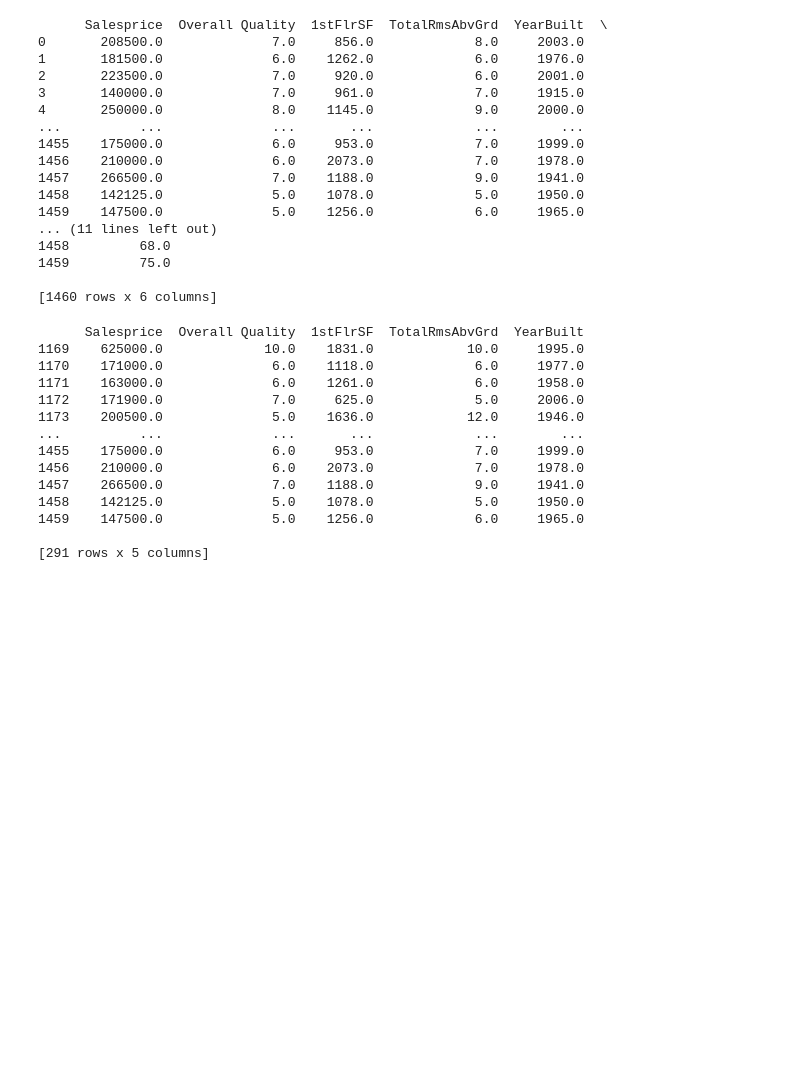
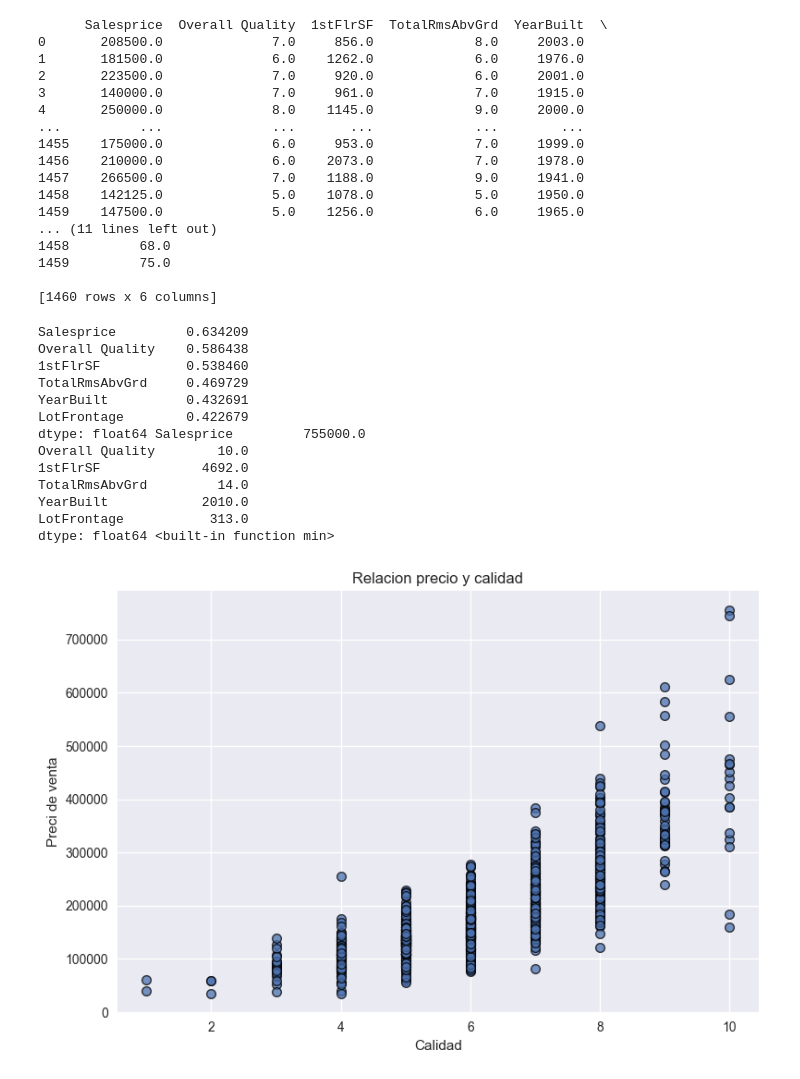
Before and after one commit to Senryo1/proyecto2, a Jupyter notebook: proyecto.ipynb, the cells around one changed output. Saved outputs shown, nothing was run; the diff lists cells and outputs as text; code cells hidden in the pictures; blank space fills up the shorter version.

```diff
--- a/proyecto.ipynb
+++ b/proyecto.ipynb
@@ -27,19 +27,37 @@ print(df)
 # %%
 df80 = df.iloc [0:1168,0:5]
 df20 = df.iloc [1169:1460,0:5]
-print(df20)
+corr_matrix = df.corr()
+media =corr_matrix.mean()
+maxi=df.max()
+mini=corr_matrix.min()
+print(media,maxi,min)
 # %% [output]
-      Salesprice  Overall Quality  1stFlrSF  TotalRmsAbvGrd  YearBuilt
-1169    625000.0             10.0    1831.0            10.0     1995.0
-1170    171000.0              6.0    1118.0             6.0     1977.0
-1171    163000.0              6.0    1261.0             6.0     1958.0
-1172    171900.0              7.0     625.0             5.0     2006.0
-1173    200500.0              5.0    1636.0            12.0     1946.0
-...          ...              ...       ...             ...        ...
-1455    175000.0              6.0     953.0             7.0     1999.0
-1456    210000.0              6.0    2073.0             7.0     1978.0
-1457    266500.0              7.0    1188.0             9.0     1941.0
-1458    142125.0              5.0    1078.0             5.0     1950.0
-1459    147500.0              5.0    1256.0             6.0     1965.0
-
-[291 rows x 5 columns]
+Salesprice         0.634209
+Overall Quality    0.586438
+1stFlrSF           0.538460
+TotalRmsAbvGrd     0.469729
+YearBuilt          0.432691
+LotFrontage        0.422679
+dtype: float64 Salesprice         755000.0
+Overall Quality        10.0
+1stFlrSF             4692.0
+TotalRmsAbvGrd         14.0
+YearBuilt            2010.0
+LotFrontage           313.0
+dtype: float64 <built-in function min>
+# %%
+plt.style.use('seaborn')
+sales = df['Salesprice']
+overq = df['Overall Quality']
+fi= df['1stFlrSF']
+totalr  = df['TotalRmsAbvGrd']
+yea = df['YearBuilt']
+lo = df['LotFrontage']
+plt.scatter(overq,sales,cmap='Greens',edgecolors='black',linewidths=1,alpha=0.75)
+plt.xlabel('Calidad')
+plt.ylabel('Preci de venta')
+plt.title('Relacion precio y calidad')
+plt.tight_layout()
+# %% [output]
+[figure, added]
```
